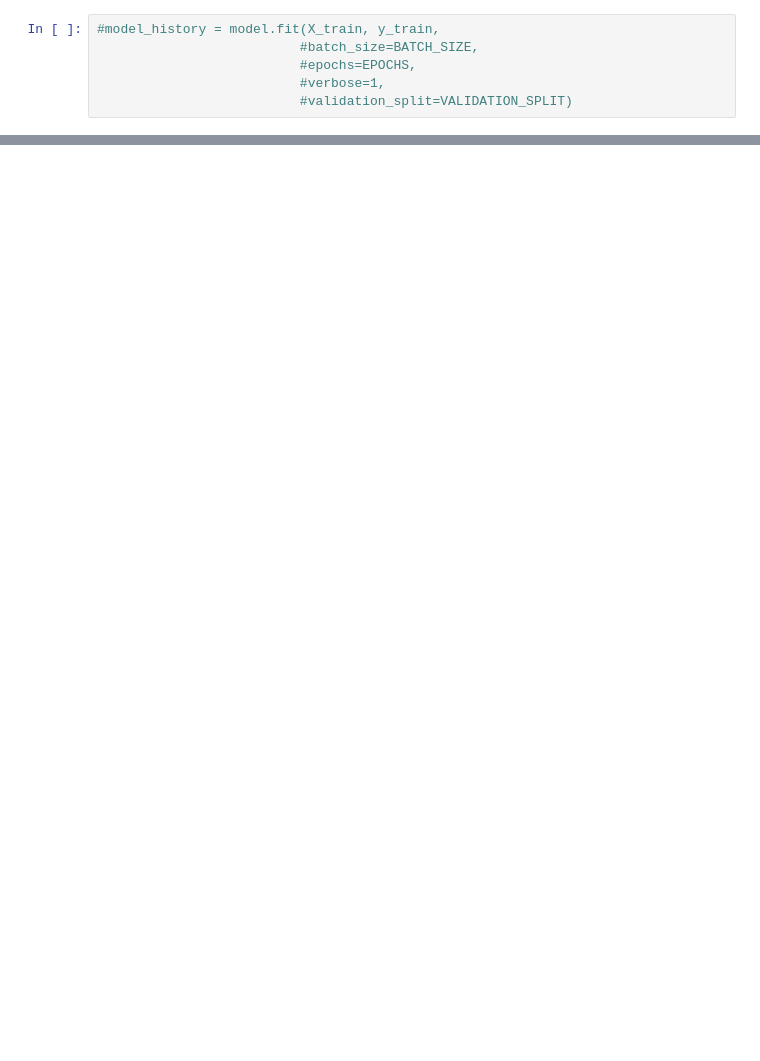
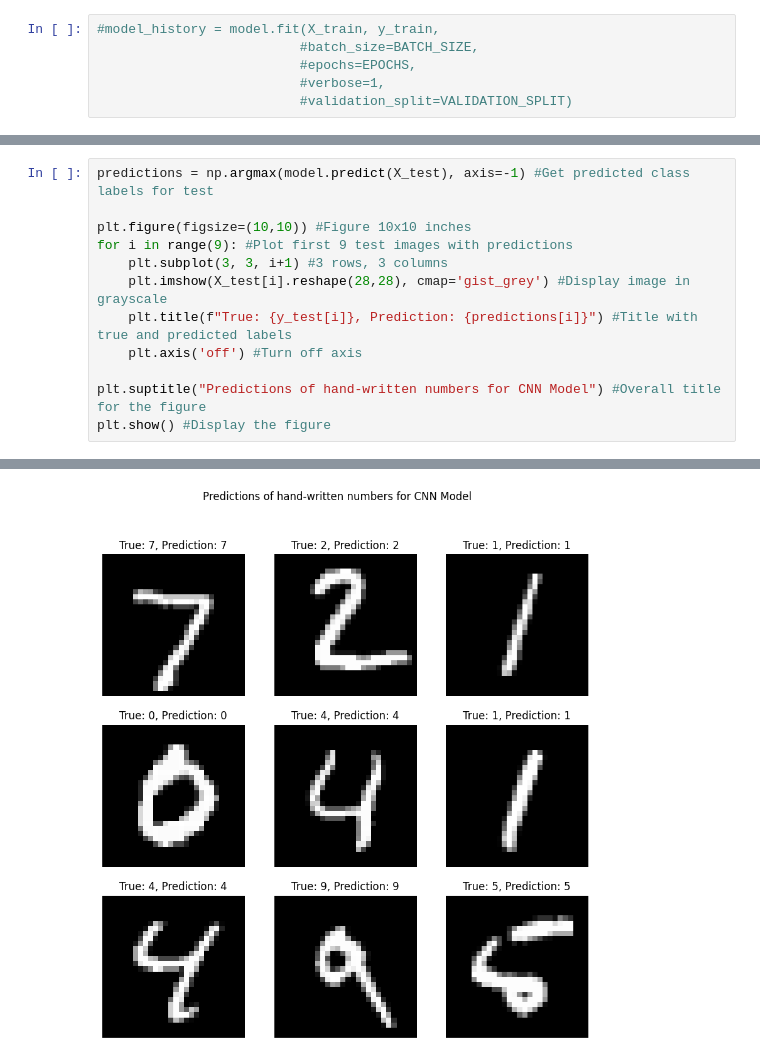
Before and after one commit to CaylumH/CS4287-Assign1-22356363-22344977, a Jupyter notebook: Untitled-1.ipynb, the cells around one changed output, grey strips where cells are left out. Cells and saved outputs as stored; diff of their text form; blank space fills up the shorter version.

```diff
--- a/Untitled-1.ipynb
+++ b/Untitled-1.ipynb
@@ -189,0 +190,13 @@ plt.show() #Displays the figure with the two subplots
+# %%
+predictions = np.argmax(model.predict(X_test), axis=-1) #Get predicted class labels for test
+
+plt.figure(figsize=(10,10)) #Figure 10x10 inches
+for i in range(9): #Plot first 9 test images with predictions
+    plt.subplot(3, 3, i+1) #3 rows, 3 columns
+    plt.imshow(X_test[i].reshape(28,28), cmap='gist_grey') #Display image in grayscale
+    plt.title(f"True: {y_test[i]}, Prediction: {predictions[i]}") #Title with true and predicted labels
+    plt.axis('off') #Turn off axis
+
+plt.suptitle("Predictions of hand-written numbers for CNN Model") #Overall title for the figure
+plt.show() #Display the figure
+# %% [output]
@@ -189,0 +204 @@ plt.show() #Displays the figure with the two subplots
+[figure, added]
```
Also changed, not shown: parts of 5 cells of this notebook.
